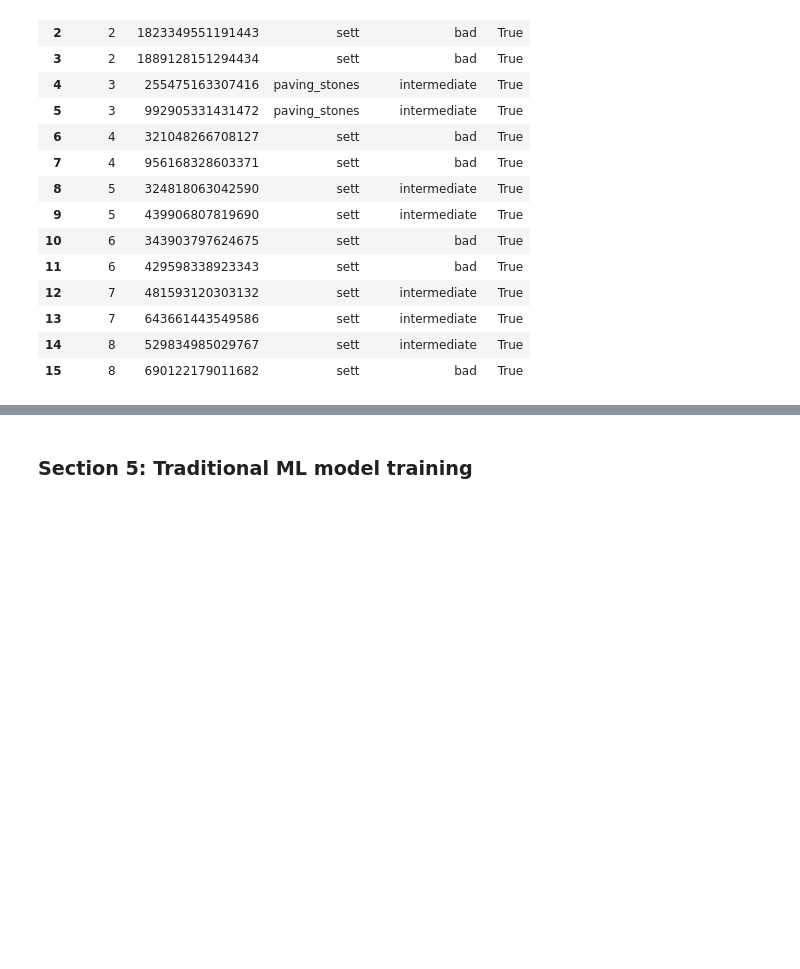
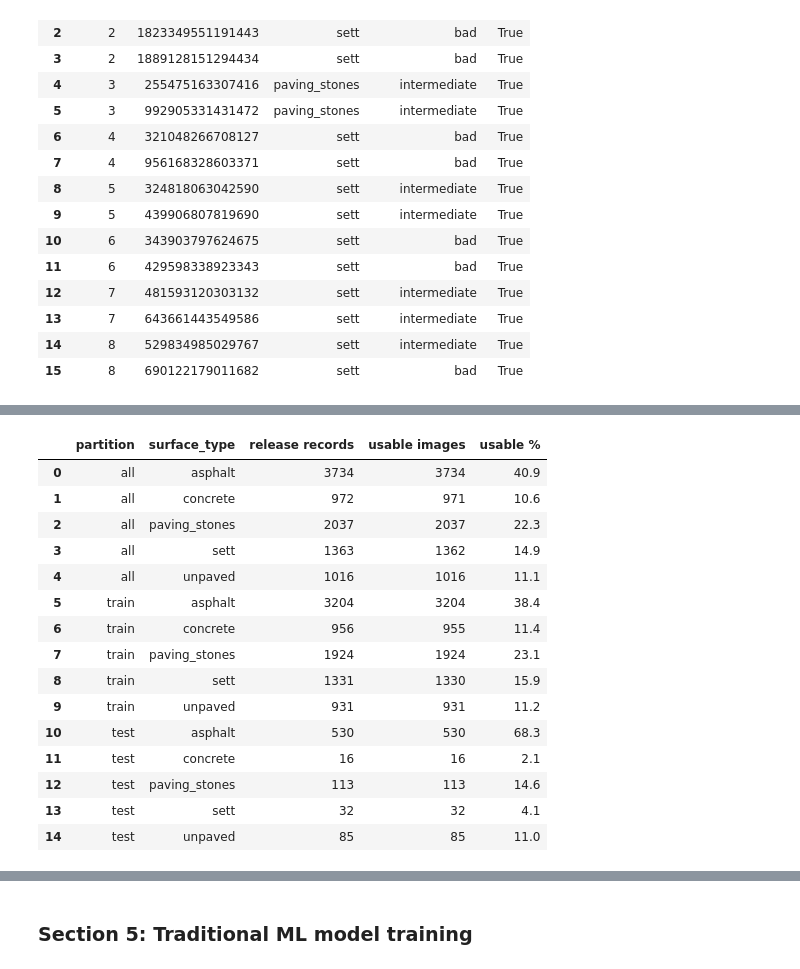
Before and after one commit to anthonyandrei/csc930m-project, a Jupyter notebook: src/phase-1.ipynb, the cells around one changed output, grey strips where cells are left out. Saved outputs shown, nothing was run; the diff lists cells and outputs as text; code cells hidden in the pictures; blank space fills up the shorter version.

```diff
--- a/src/phase-1.ipynb
+++ b/src/phase-1.ipynb
@@ -182,0 +156,36 @@ pd.DataFrame(handoff, columns=["group", "image_ids", "proposed_handling"])
+# %%
+partitions = {
+    "all": inventory_df,
+    "train": inventory_df.loc[inventory_df["train"]],
+    "test": inventory_df.loc[~inventory_df["train"]],
+}
+balance_rows = []
+for partition, records in partitions.items():
+    usable_total = int(records["is_readable"].sum())
+    for surface_type, group in records.groupby("surface_type", sort=True):
+        usable_count = int(group["is_readable"].sum())
+        balance_rows.append({
+            "partition": partition, "surface_type": surface_type,
+            "release records": len(group), "usable images": usable_count,
+            "usable %": round(100 * usable_count / usable_total, 1),
+        })
+balance = pd.DataFrame(balance_rows)
+assert balance.groupby("partition")["usable images"].sum().to_dict() == {"all": 9120, "train": 8344, "test": 776}
+balance
+# %% [output]
+|  | partition | surface_type | release records | usable images | usable % |
+| 0 | all | asphalt | 3734 | 3734 | 40.9 |
+| 1 | all | concrete | 972 | 971 | 10.6 |
+| 2 | all | paving_stones | 2037 | 2037 | 22.3 |
+| 3 | all | sett | 1363 | 1362 | 14.9 |
+| 4 | all | unpaved | 1016 | 1016 | 11.1 |
+| 5 | train | asphalt | 3204 | 3204 | 38.4 |
+| 6 | train | concrete | 956 | 955 | 11.4 |
+| 7 | train | paving_stones | 1924 | 1924 | 23.1 |
+| 8 | train | sett | 1331 | 1330 | 15.9 |
+| 9 | train | unpaved | 931 | 931 | 11.2 |
+| 10 | test | asphalt | 530 | 530 | 68.3 |
+| 11 | test | concrete | 16 | 16 | 2.1 |
+| 12 | test | paving_stones | 113 | 113 | 14.6 |
+| 13 | test | sett | 32 | 32 | 4.1 |
+| 14 | test | unpaved | 85 | 85 | 11.0 |
```
Also changed, not shown: parts of 23 cells of this notebook, 1 other file.
